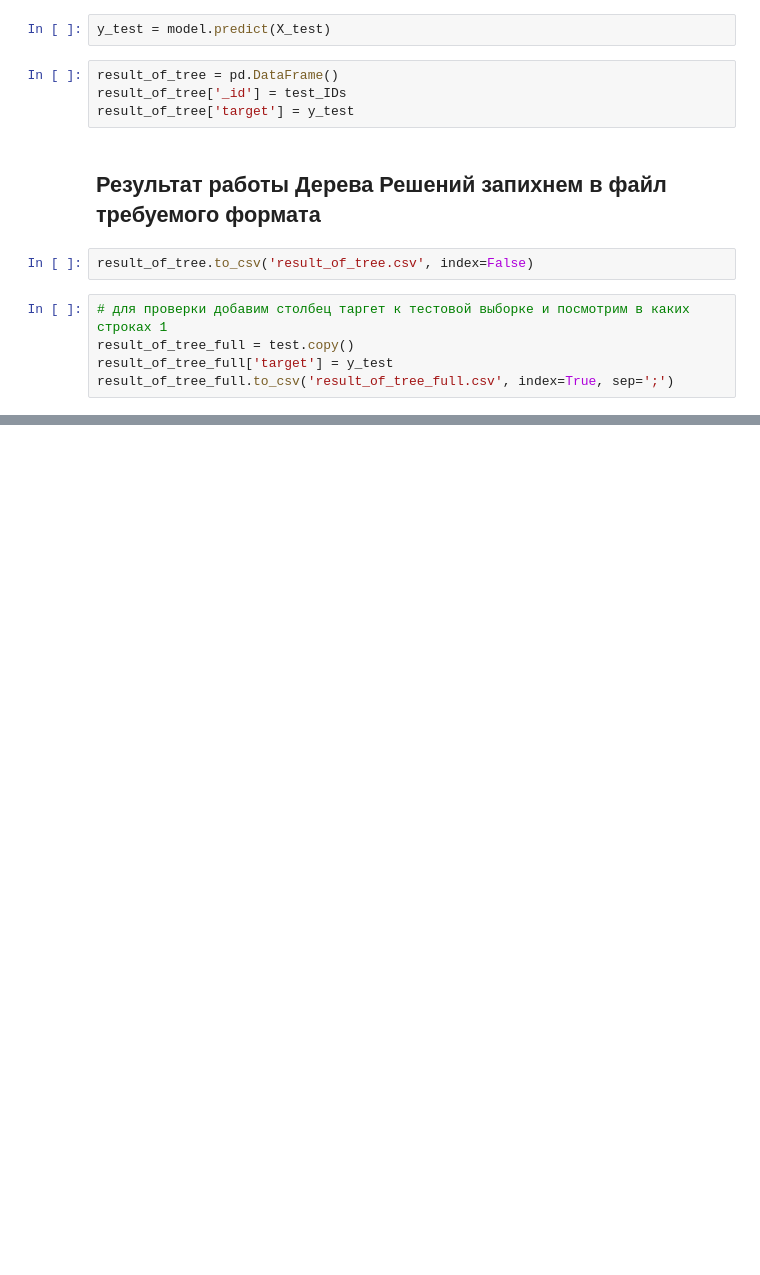
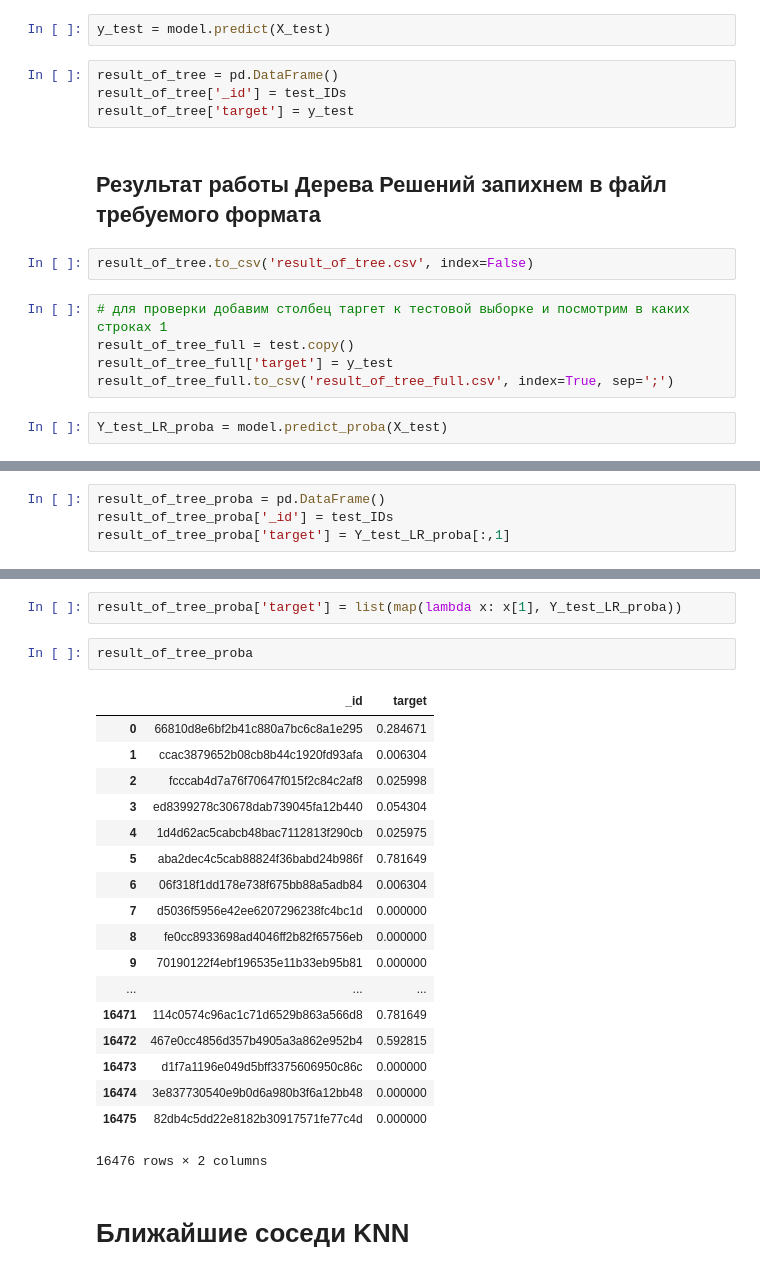
Before and after one commit to kostaevs71/sfml, a Jupyter notebook: hw_03/hw-03.ipynb, the cells around one changed output, grey strips where cells are left out. Drawn from its saved outputs; the diff is of its cells as text; blank space fills up the shorter version.

```diff
--- a/hw_03/hw-03.ipynb
+++ b/hw_03/hw-03.ipynb
@@ -520,3 +563,5 @@ result_of_tree.to_csv('result_of_tree.csv', index=False)
 result_of_tree_full = test.copy()
 result_of_tree_full['target'] = y_test
 result_of_tree_full.to_csv('result_of_tree_full.csv', index=True, sep=';')
+# %%
+Y_test_LR_proba = model.predict_proba(X_test)
@@ -522,0 +573,4 @@ result_of_tree_full.to_csv('result_of_tree_full.csv', index=True, sep=';')
+# %%
+result_of_tree_proba = pd.DataFrame()
+result_of_tree_proba['_id'] = test_IDs
+result_of_tree_proba['target'] = Y_test_LR_proba[:,1]
@@ -522,0 +584,25 @@ result_of_tree_full.to_csv('result_of_tree_full.csv', index=True, sep=';')
+# %%
+result_of_tree_proba['target'] = list(map(lambda x: x[1], Y_test_LR_proba))
+# %%
+result_of_tree_proba
+# %% [output]
+|  | _id | target |
+| 0 | 66810d8e6bf2b41c880a7bc6c8a1e295 | 0.284671 |
+| 1 | ccac3879652b08cb8b44c1920fd93afa | 0.006304 |
+| 2 | fcccab4d7a76f70647f015f2c84c2af8 | 0.025998 |
+| 3 | ed8399278c30678dab739045fa12b440 | 0.054304 |
+| 4 | 1d4d62ac5cabcb48bac7112813f290cb | 0.025975 |
+| 5 | aba2dec4c5cab88824f36babd24b986f | 0.781649 |
+| 6 | 06f318f1dd178e738f675bb88a5adb84 | 0.006304 |
+| 7 | d5036f5956e42ee6207296238fc4bc1d | 0.000000 |
+| 8 | fe0cc8933698ad4046ff2b82f65756eb | 0.000000 |
+| 9 | 70190122f4ebf196535e11b33eb95b81 | 0.000000 |
+| ... | ... | ... |
+| 16471 | 114c0574c96ac1c71d6529b863a566d8 | 0.781649 |
+| 16472 | 467e0cc4856d357b4905a3a862e952b4 | 0.592815 |
+| 16473 | d1f7a1196e049d5bff3375606950c86c | 0.000000 |
+| 16474 | 3e837730540e9b0d6a980b3f6a12bb48 | 0.000000 |
+| 16475 | 82db4c5dd22e8182b30917571fe77c4d | 0.000000 |
+16476 rows × 2 columns
+# %% [markdown]
+# Ближайшие соседи KNN
```
Also changed, not shown: parts of 26 cells of this notebook.
